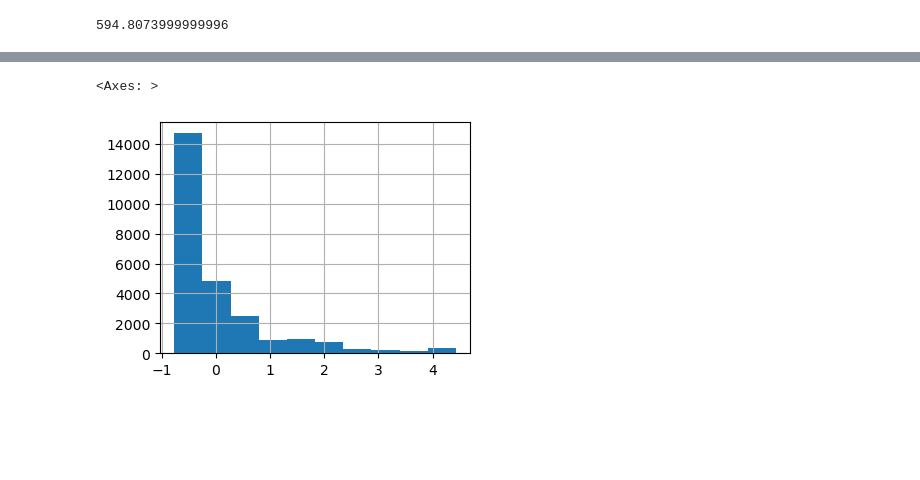
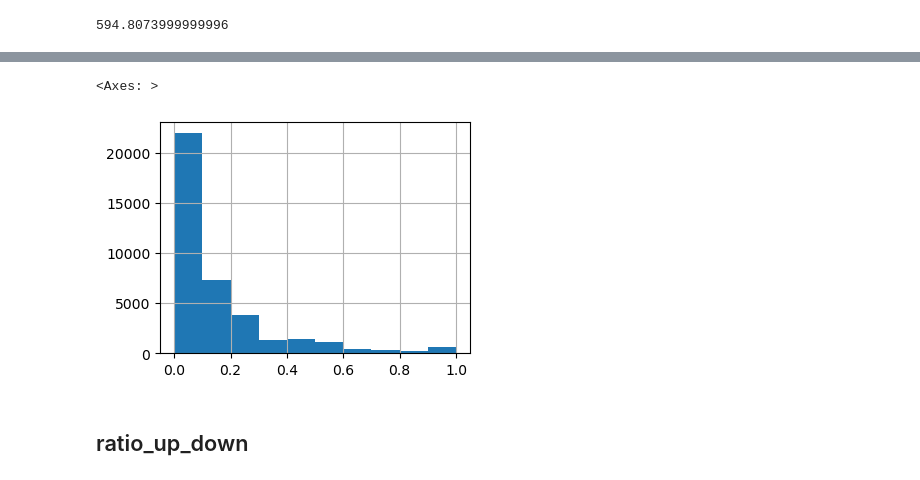
Before and after one commit to heckert/speedtest-classification, a Jupyter notebook: notebooks/vdsg-presentation/02-bad.ipynb, the cells around one changed output, grey strips where cells are left out. Saved outputs shown, nothing was run; the diff lists cells and outputs as text; code cells hidden in the pictures; blank space fills up the shorter version.

```diff
--- a/notebooks/vdsg-presentation/02-bad.ipynb
+++ b/notebooks/vdsg-presentation/02-bad.ipynb
@@ -48,0 +52,4 @@ df_features = df.copy()
+# %%
+df_features['hour_of_day_cet'] = df['time_cet'].dt.hour
+# %%
+df_features['day_of_week_cet'] = df['time_cet'].dt.weekday
@@ -83,5 +98,10 @@ X_train['download_mbit_clean'] = (X_train['download_mbit_clean'] - X_train['down
-# %%
-X_train['download_mbit_clean'].hist()
-# %% [output]
-<Axes: >
-[figure, removed]
+# %%
+min_ = df['download_mbit_wo_outliers'].min()
+max_ = df['download_mbit_wo_outliers'].max()
+
+df_features['download_mbit_clean'] = (df['download_mbit_wo_outliers'] - min_) / max_
+
+df_features['download_mbit_clean'].hist()
+# %% [output]
+<Axes: >
+[figure, added]
@@ -87,0 +113,2 @@ X_train['download_mbit_clean'].hist()
+# %% [markdown]
+## ratio_up_down
```
Also changed, not shown: parts of 22 cells of this notebook.
